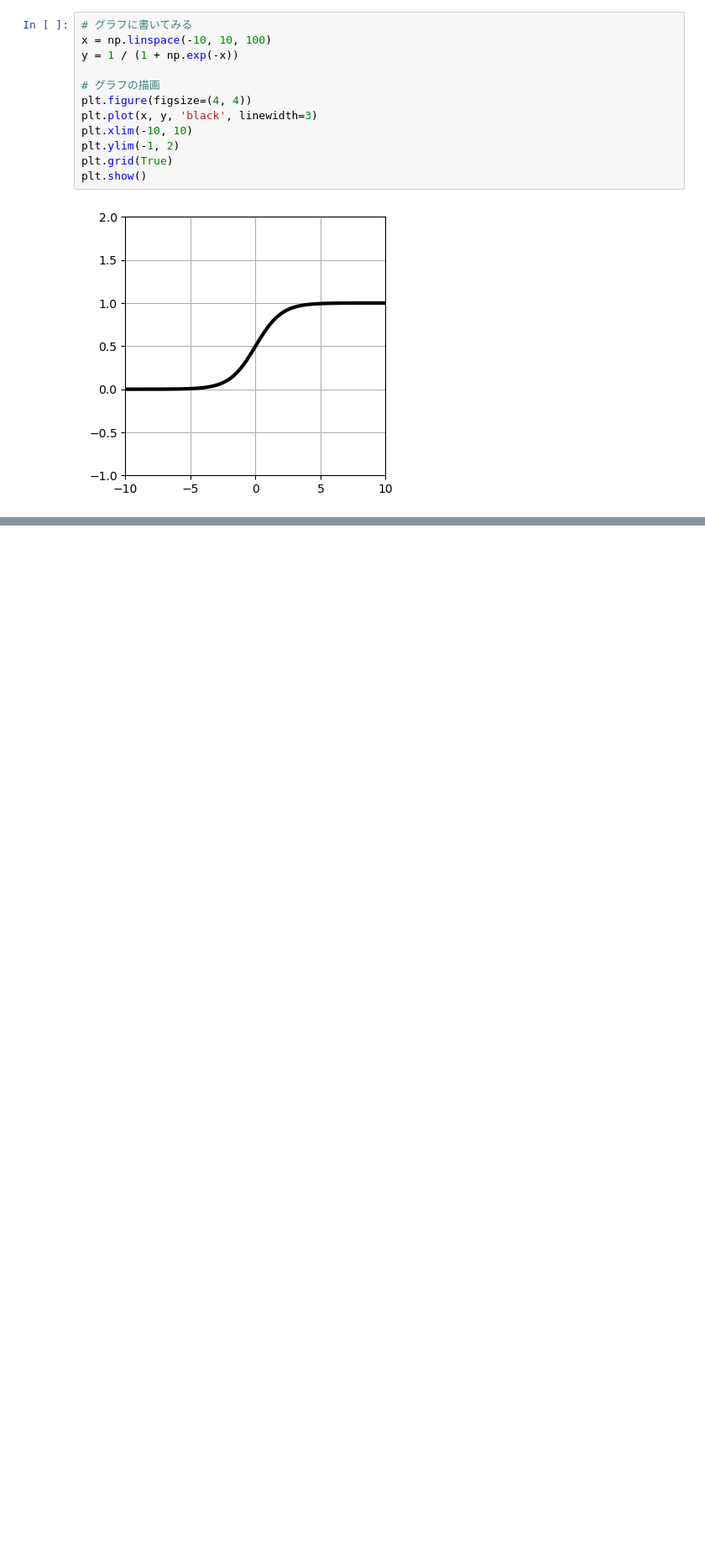
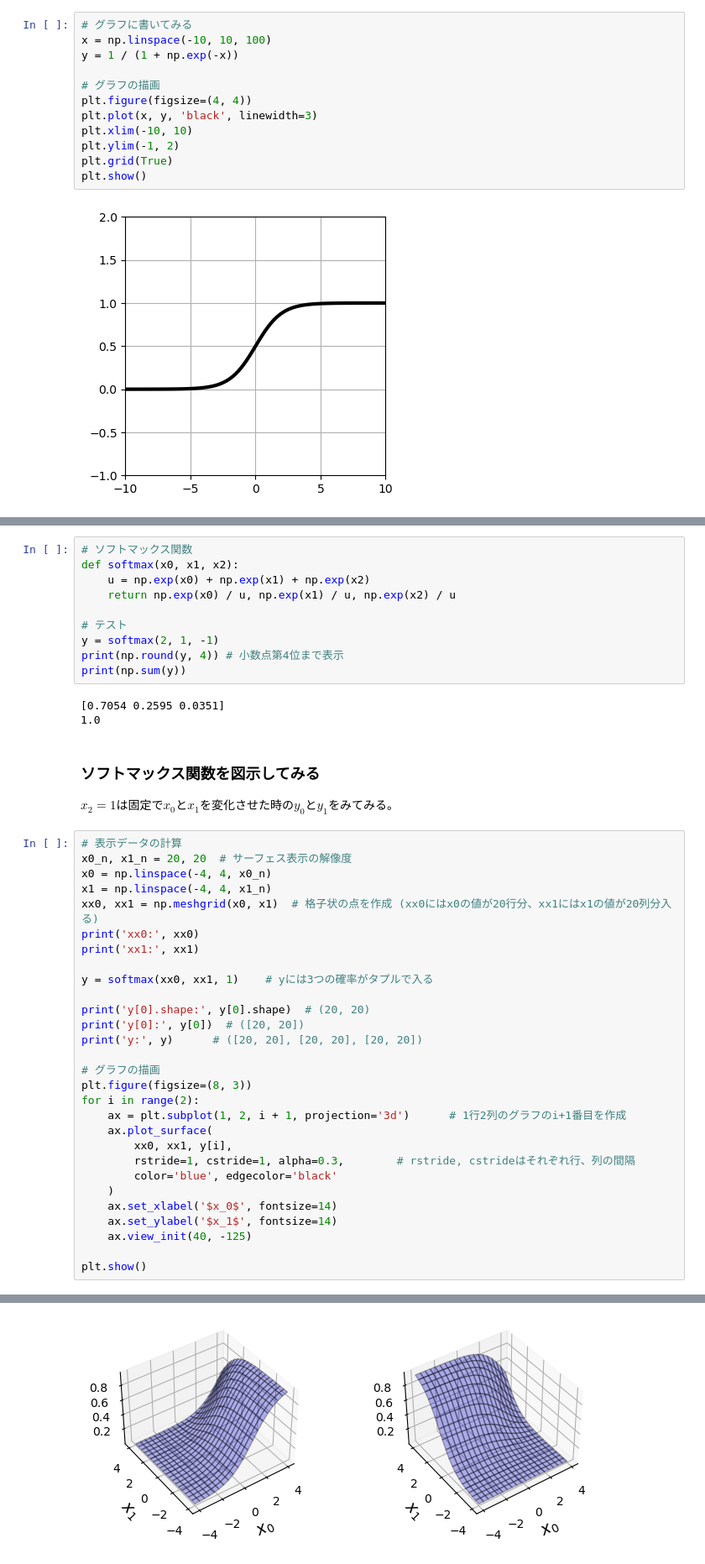
Before and after one commit to a2c6201/ml_labo, a Jupyter notebook: ml_text/section4.ipynb, the cells around one changed output, grey strips where cells are left out. Shown at 84% size. Drawn from its saved outputs; the diff is of its cells as text; blank space fills up the shorter version.

Commit message:
learn:softmax-gauss

```diff
--- a/ml_text/section4.ipynb
+++ b/ml_text/section4.ipynb
@@ -418,0 +431,46 @@ plt.show()
+# %%
+# ソフトマックス関数
+def softmax(x0, x1, x2):
+    u = np.exp(x0) + np.exp(x1) + np.exp(x2)
+    return np.exp(x0) / u, np.exp(x1) / u, np.exp(x2) / u
+
+# テスト
+y = softmax(2, 1, -1)
+print(np.round(y, 4)) # 小数点第4位まで表示
+print(np.sum(y))
+# %% [output]
+[0.7054 0.2595 0.0351]
+1.0
+# %% [markdown]
+### ソフトマックス関数を図示してみる
+$x_2=1$は固定で$x_0$と$x_1$を変化させた時の$y_0$と$y_1$をみてみる。
+# %%
+# 表示データの計算
+x0_n, x1_n = 20, 20  # サーフェス表示の解像度
+x0 = np.linspace(-4, 4, x0_n)
+x1 = np.linspace(-4, 4, x1_n)
+xx0, xx1 = np.meshgrid(x0, x1)  # 格子状の点を作成 (xx0にはx0の値が20行分、xx1にはx1の値が20列分入る)
+print('xx0:', xx0)
+print('xx1:', xx1)
+
+y = softmax(xx0, xx1, 1)    # yには3つの確率がタプルで入る
+
+print('y[0].shape:', y[0].shape)  # (20, 20)
+print('y[0]:', y[0])  # ([20, 20])
+print('y:', y)      # ([20, 20], [20, 20], [20, 20])
+
+# グラフの描画
+plt.figure(figsize=(8, 3))
+for i in range(2):
+    ax = plt.subplot(1, 2, i + 1, projection='3d')      # 1行2列のグラフのi+1番目を作成
+    ax.plot_surface(
+        xx0, xx1, y[i],
+        rstride=1, cstride=1, alpha=0.3,        # rstride, cstrideはそれぞれ行、列の間隔
+        color='blue', edgecolor='black'
+    )
+    ax.set_xlabel('$x_0$', fontsize=14)
+    ax.set_ylabel('$x_1$', fontsize=14)
+    ax.view_init(40, -125)
+
+plt.show()
+# %% [output]
@@ -418,0 +494 @@ plt.show()
+[figure, added]
```
Also changed, not shown: parts of 3 cells of this notebook.
